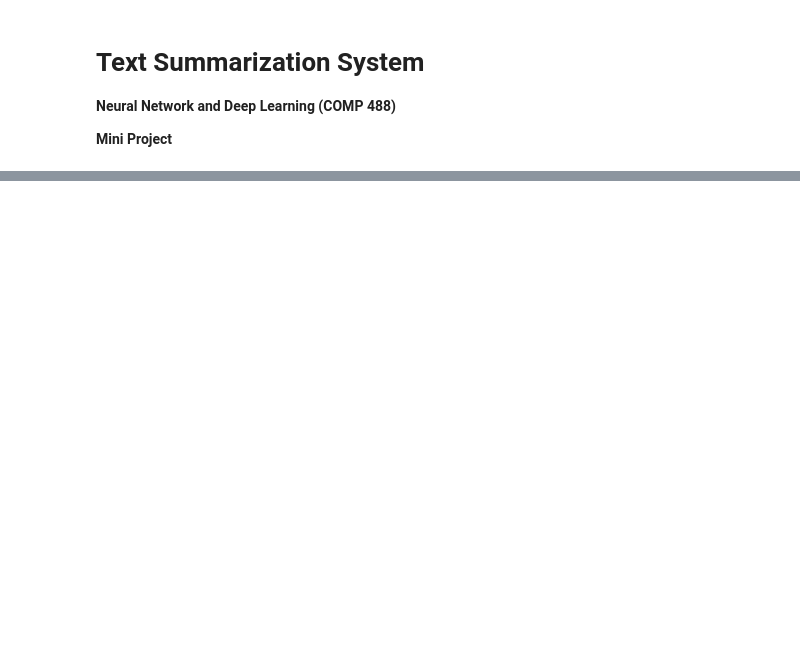
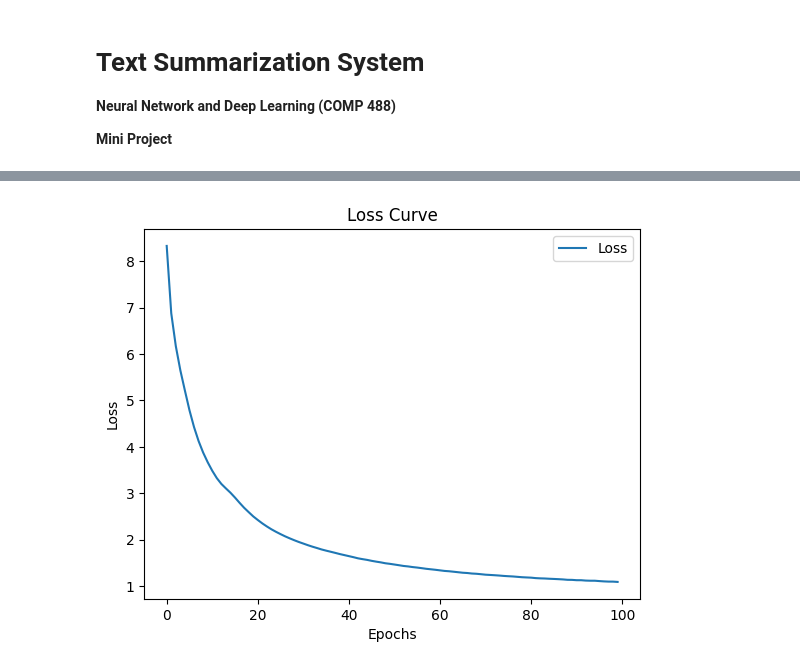
Before and after one commit to SarinSthapit/Text-Summarization-System, a Jupyter notebook: text-summarization-system.ipynb, the cells around one changed output, grey strips where cells are left out. Drawn from its saved outputs; the diff is of its cells as text; code cells hidden in the pictures; blank space fills up the shorter version.

```diff
--- a/text-summarization-system.ipynb
+++ b/text-summarization-system.ipynb
@@ -31,5 +31,5 @@ DECODER_LEN = 20
 BATCH_SIZE = 64
 BUFFER_SIZE = BATCH_SIZE * 8
 # %%
-news = pd.read_excel("/kaggle/input/complete-dataset-2/data.xlsx",engine = 'openpyxl')
+news = pd.read_excel("/kaggle/input/cnn-dailymail/data.xlsx",engine = 'openpyxl')
 news.head()
@@ -295,7 +304,7 @@ d_model = 128
 dff = 512
 num_heads = 4
 dropout_rate = 0.2
-EPOCHS = 30
+EPOCHS = 100
 # %%
 class CustomSchedule(tf.keras.optimizers.schedules.LearningRateSchedule):
     def __init__(self, d_model, warmup_steps=4000):
@@ -401,6 +413,9 @@ def train_step(inp, tar):
 
     train_loss(loss)
     train_accuracy(accuracy_function(tar_real, predictions))
+# %%
+loss_values=[]
+accuracy_values=[]
 # %%
 for epoch in range(EPOCHS):
     start = time.time()
@@ -418,4 +433,6 @@ for epoch in range(EPOCHS):
         print ('Saving checkpoint for epoch {} at {}'.format(epoch+1, ckpt_save_path))
 
     print(f'Epoch {epoch + 1} Loss {train_loss.result():.4f} Accuracy {train_accuracy.result():.4f}')
+    loss_values.append(train_loss.result())
+    accuracy_values.append(train_accuracy.result())
     print ('Time taken for 1 epoch: {} secs\n'.format(time.time() - start))
@@ -480,3 +551,16 @@ anvil.server.connect('server_E6GTWKERT6XAMNEILTJ2SBMD-3Y7OOUTRRIMZ3TXP')
 @anvil.server.callable
 def predict_output(input_article):
     return summarize(input_article)
+# %%
+plt.plot(range(EPOCHS), loss_values, label='Loss')
+plt.xlabel('Epochs')
+plt.ylabel('Loss')
+plt.title('Loss Curve')
+
+# Adding a legend
+plt.legend()
+
+# Display the plot
+plt.show()
+# %% [output]
+[figure, added]
```
Also changed, not shown: parts of 13 cells of this notebook.
